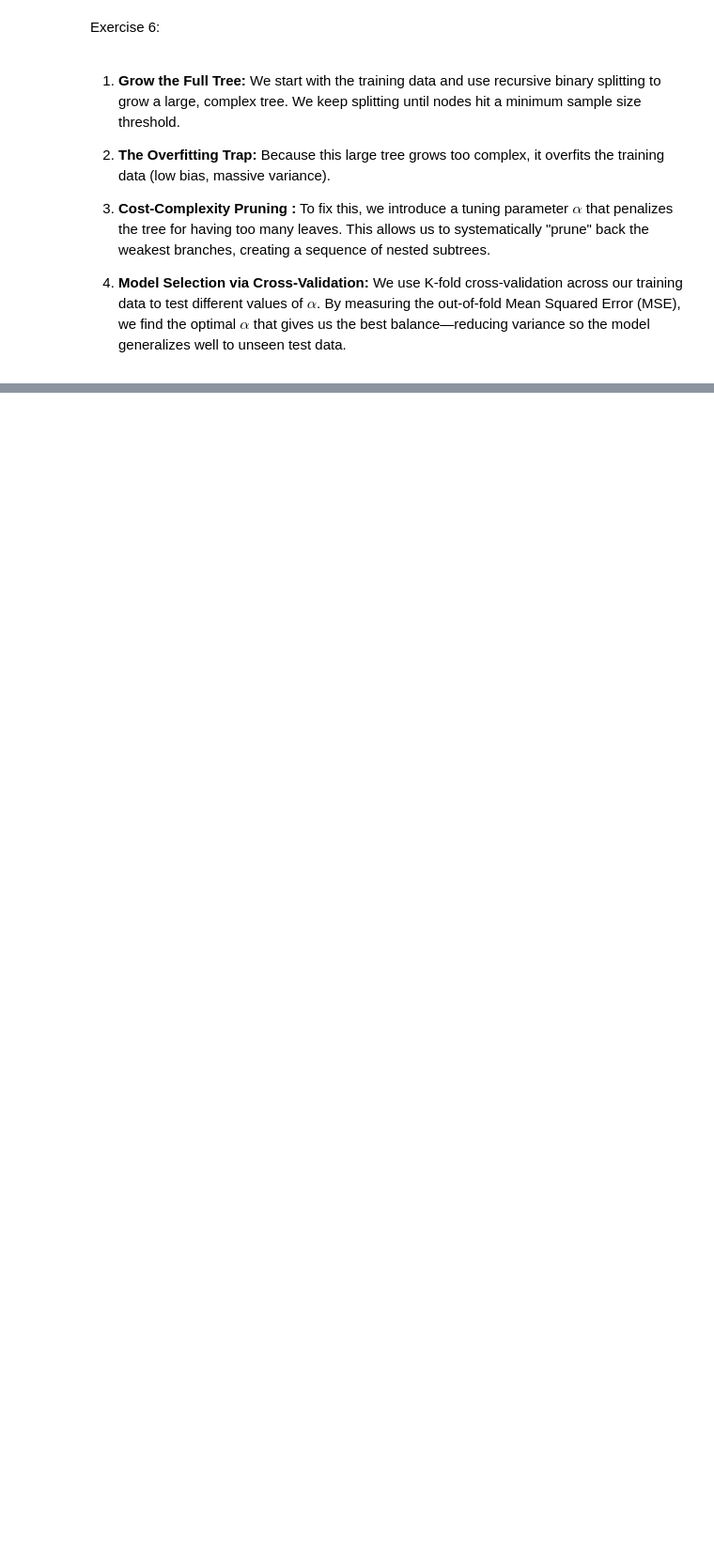
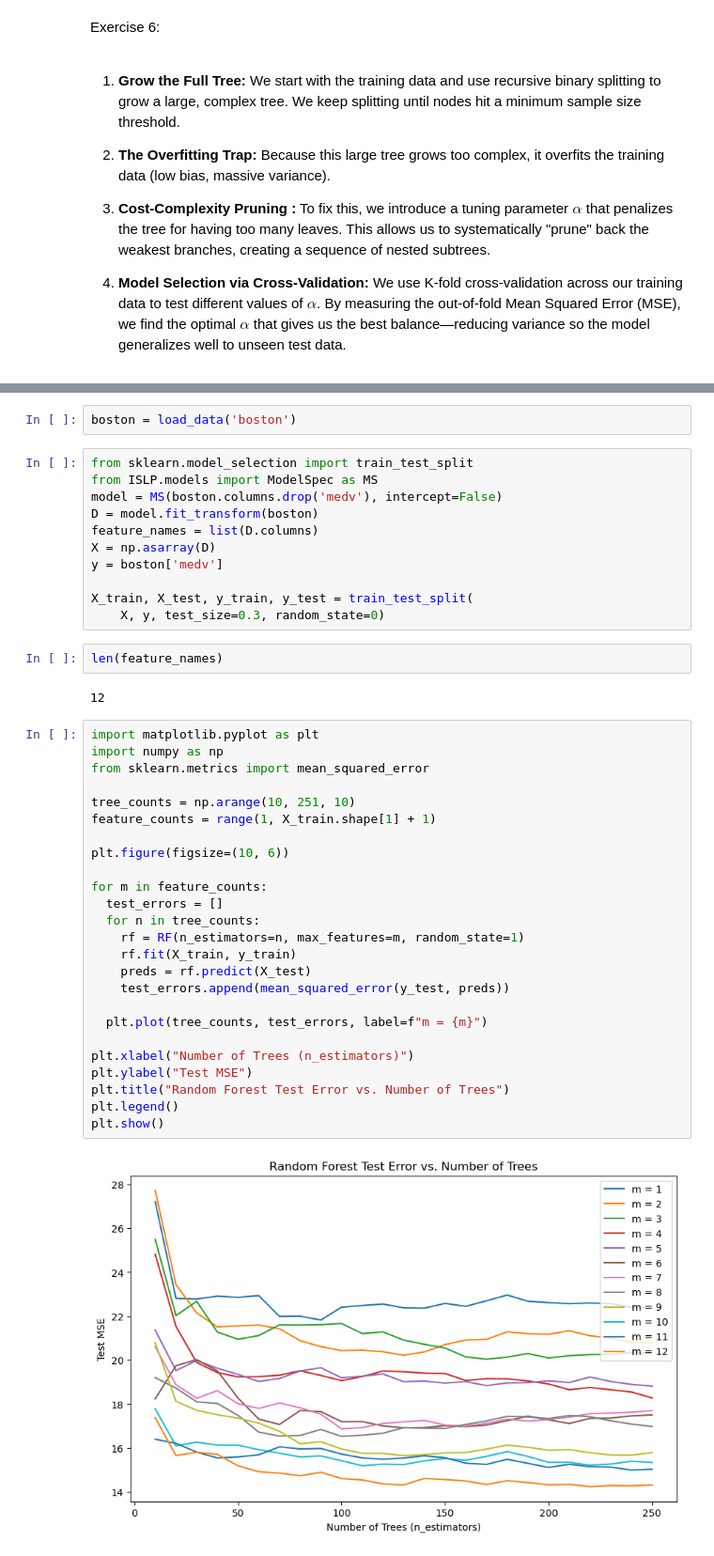
Before and after one commit to fatima-zahra20/ISLP-Solutions, a Jupyter notebook: MySolutionISLP_chap8.ipynb, the cells around one changed output, grey strips where cells are left out. Shown at 94% size. Saved outputs shown, nothing was run; the diff lists cells and outputs as text; blank space fills up the shorter version.

```diff
--- a/MySolutionISLP_chap8.ipynb
+++ b/MySolutionISLP_chap8.ipynb
@@ -131,0 +146,44 @@ Exercise 6:
+# %%
+boston = load_data('boston')
+# %%
+from sklearn.model_selection import train_test_split
+from ISLP.models import ModelSpec as MS
+model = MS(boston.columns.drop('medv'), intercept=False)
+D = model.fit_transform(boston)
+feature_names = list(D.columns)
+X = np.asarray(D)
+y = boston['medv']
+
+X_train, X_test, y_train, y_test = train_test_split(
+    X, y, test_size=0.3, random_state=0)
+# %%
+len(feature_names)
+# %% [output]
+12
+# %%
+import matplotlib.pyplot as plt
+import numpy as np
+from sklearn.metrics import mean_squared_error
+
+tree_counts = np.arange(10, 251, 10)
+feature_counts = range(1, X_train.shape[1] + 1)
+
+plt.figure(figsize=(10, 6))
+
+for m in feature_counts:
+  test_errors = []
+  for n in tree_counts:
+    rf = RF(n_estimators=n, max_features=m, random_state=1)
+    rf.fit(X_train, y_train)
+    preds = rf.predict(X_test)
+    test_errors.append(mean_squared_error(y_test, preds))
+
+  plt.plot(tree_counts, test_errors, label=f"m = {m}")
+
+plt.xlabel("Number of Trees (n_estimators)")
+plt.ylabel("Test MSE")
+plt.title("Random Forest Test Error vs. Number of Trees")
+plt.legend()
+plt.show()
+# %% [output]
+[figure, added]
```
Also changed, not shown: parts of 54 cells of this notebook.
